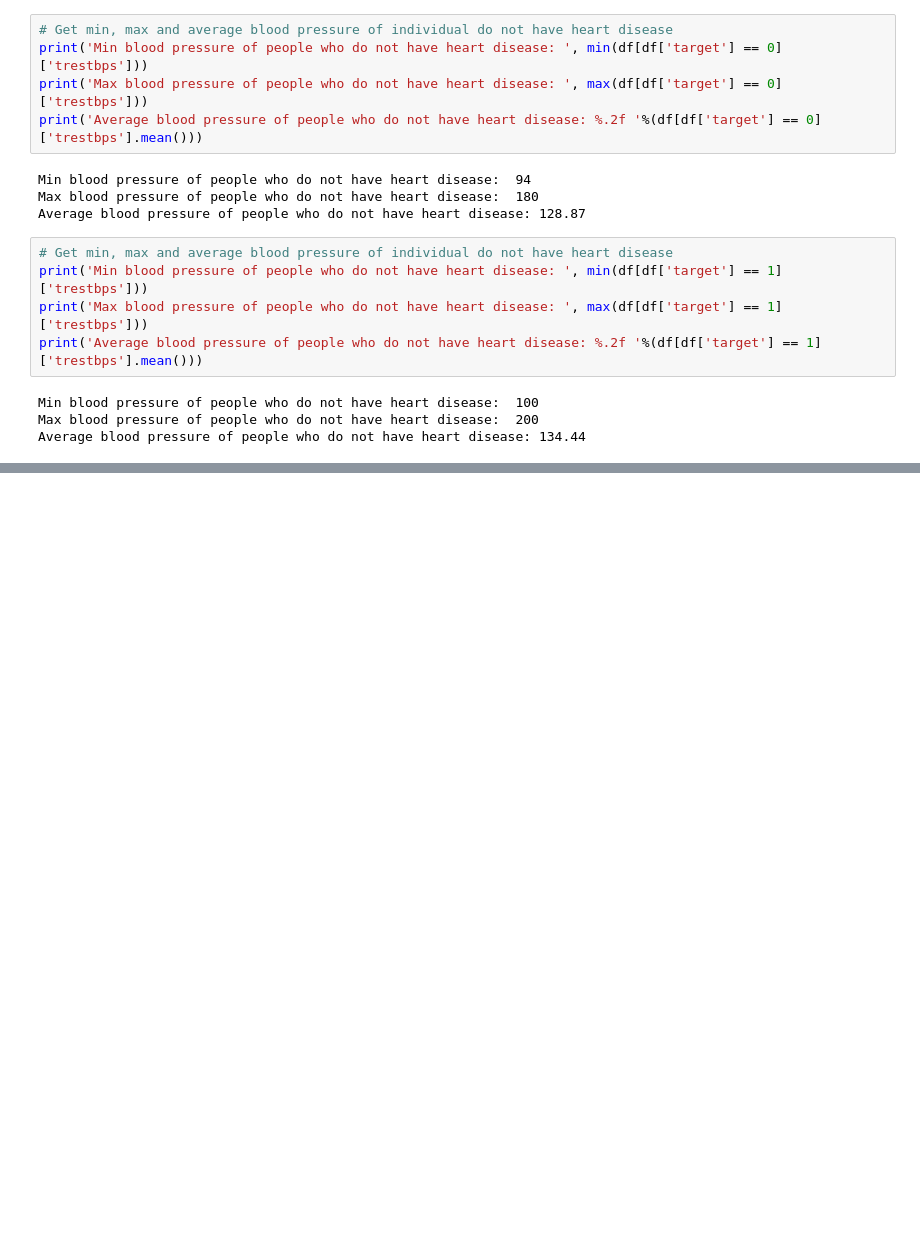
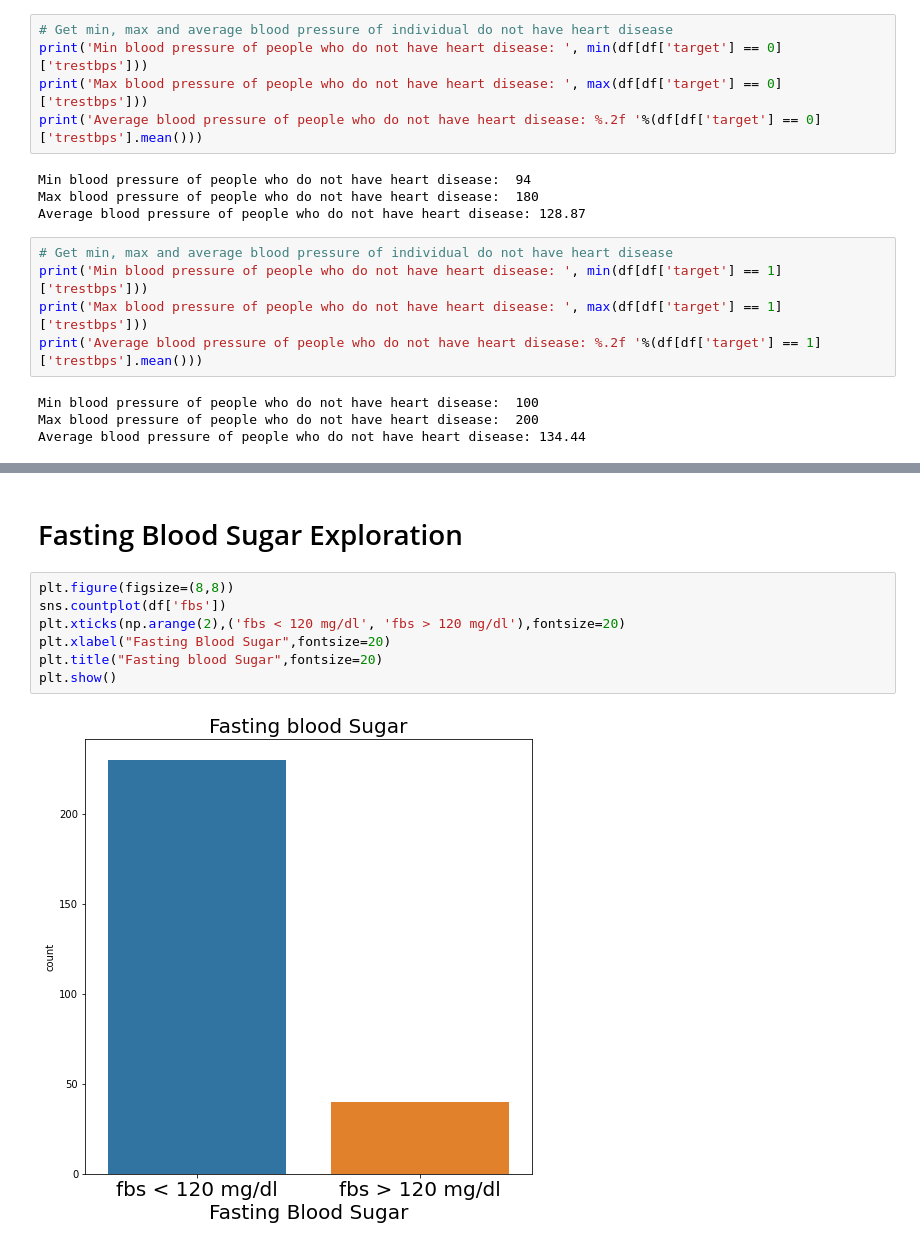
Before and after one commit to Parag18081994/Ghost, a Jupyter notebook: Python/Practise/2021/KNN/KNN_git_heart.ipynb, the cells around one changed output, grey strips where cells are left out. Saved outputs shown, nothing was run; the diff lists cells and outputs as text; blank space fills up the shorter version.

```diff
--- a/Python/Practise/2021/KNN/KNN_git_heart.ipynb
+++ b/Python/Practise/2021/KNN/KNN_git_heart.ipynb
@@ -336 +336,12 @@ sns.distplot(ax=axes[1],a=df[df['target'] == 1]['trestbps'])
 [figure]
+# %% [markdown]
+# Fasting Blood Sugar Exploration
+# %%
+plt.figure(figsize=(8,8))
+sns.countplot(df['fbs'])
+plt.xticks(np.arange(2),('fbs < 120 mg/dl', 'fbs > 120 mg/dl'),fontsize=20)
+plt.xlabel("Fasting Blood Sugar",fontsize=20)
+plt.title("Fasting blood Sugar",fontsize=20)
+plt.show()
+# %% [output]
+[figure, added]
```
Also changed, not shown: parts of 13 cells of this notebook.
